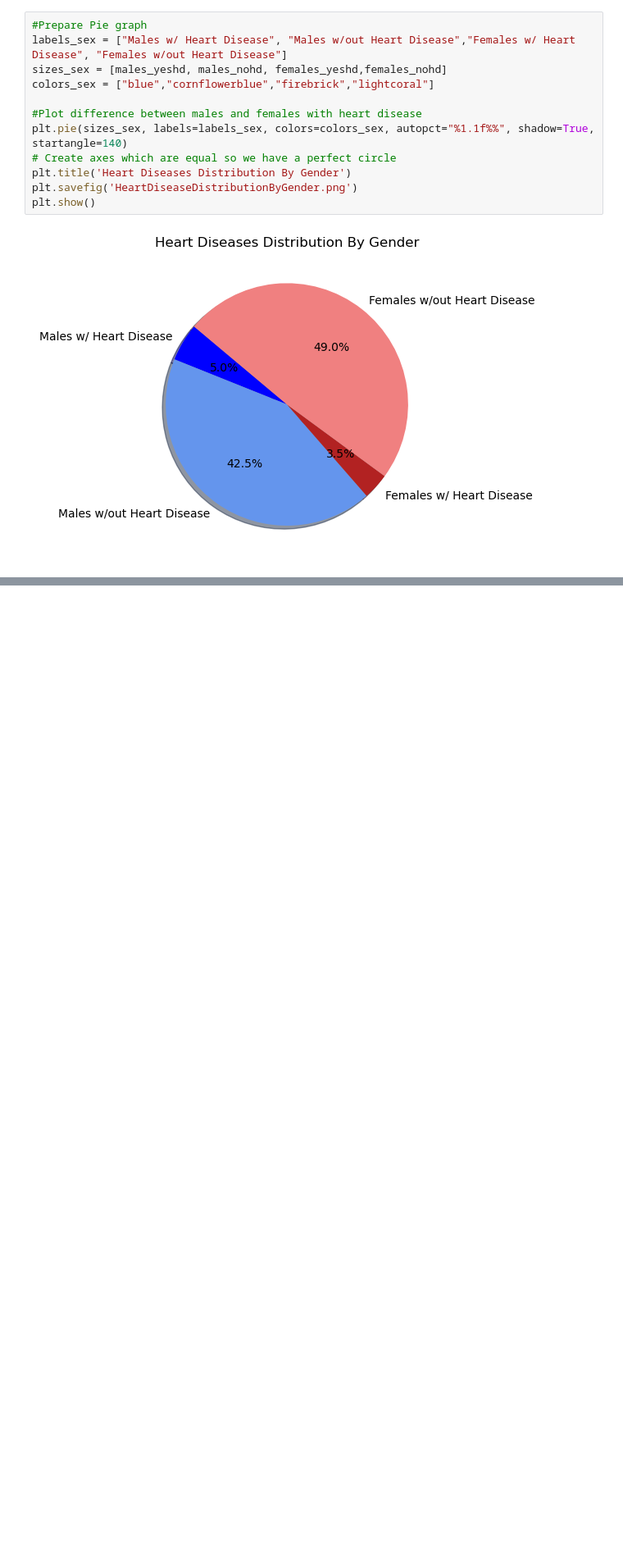
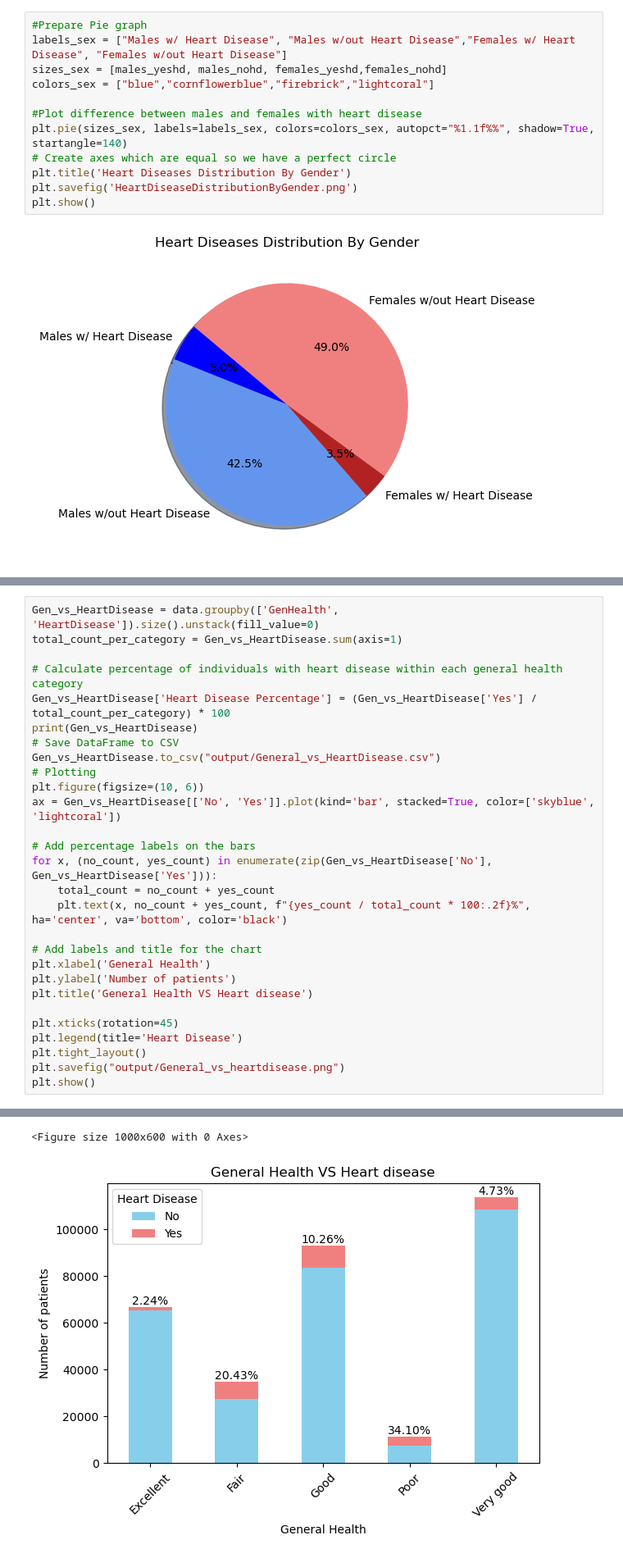
Before and after one commit to JaskiratSingh95/Project1_backup, a Jupyter notebook: Heart_disease_backup.ipynb, the cells around one changed output, grey strips where cells are left out. Shown: that part at 82% size. Drawn from its saved outputs; the diff is of its cells as text; blank space fills up the shorter version.

```diff
--- a/Heart_disease_backup.ipynb
+++ b/Heart_disease_backup.ipynb
@@ -108,0 +264,29 @@ plt.show()
+# %%
+Gen_vs_HeartDisease = data.groupby(['GenHealth', 'HeartDisease']).size().unstack(fill_value=0)
+total_count_per_category = Gen_vs_HeartDisease.sum(axis=1)
+
+# Calculate percentage of individuals with heart disease within each general health category
+Gen_vs_HeartDisease['Heart Disease Percentage'] = (Gen_vs_HeartDisease['Yes'] / total_count_per_category) * 100
+print(Gen_vs_HeartDisease)
+# Save DataFrame to CSV
+Gen_vs_HeartDisease.to_csv("output/General_vs_HeartDisease.csv")
+# Plotting
+plt.figure(figsize=(10, 6))
+ax = Gen_vs_HeartDisease[['No', 'Yes']].plot(kind='bar', stacked=True, color=['skyblue', 'lightcoral'])
+
+# Add percentage labels on the bars
+for x, (no_count, yes_count) in enumerate(zip(Gen_vs_HeartDisease['No'], Gen_vs_HeartDisease['Yes'])):
+    total_count = no_count + yes_count
+    plt.text(x, no_count + yes_count, f"{yes_count / total_count * 100:.2f}%", ha='center', va='bottom', color='black')
+
+# Add labels and title for the chart
+plt.xlabel('General Health')
+plt.ylabel('Number of patients')
+plt.title('General Health VS Heart disease')
+
+plt.xticks(rotation=45)
+plt.legend(title='Heart Disease')
+plt.tight_layout()
+plt.savefig("output/General_vs_heartdisease.png")
+plt.show()
+# %% [output]
@@ -108,0 +300,2 @@ plt.show()
+<Figure size 1000x600 with 0 Axes>
+[figure, added]
```
Also changed, not shown: parts of 16 cells of this notebook, 6 other files.
